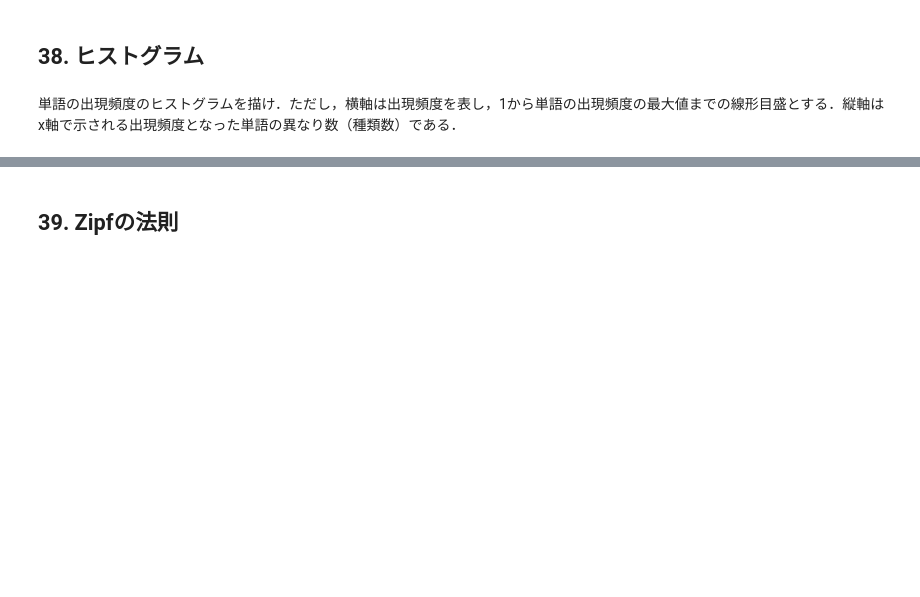
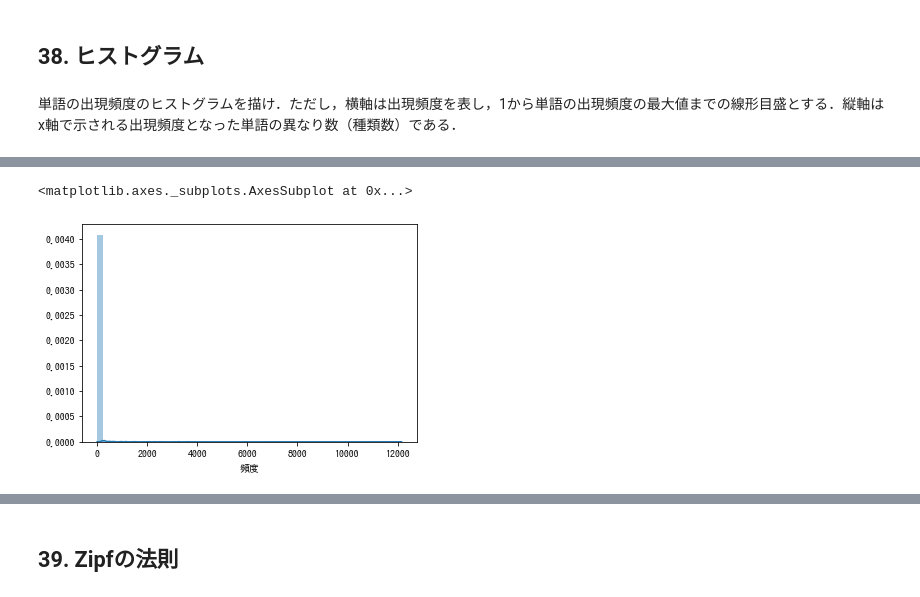
Before and after one commit to uchihashikenshi/NLP100_2020, a Jupyter notebook: NLP_100_30_39.ipynb, the cells around one changed output, grey strips where cells are left out. Cells and saved outputs as stored; diff of their text form; code cells hidden in the pictures; blank space fills up the shorter version.

```diff
--- a/NLP_100_30_39.ipynb
+++ b/NLP_100_30_39.ipynb
@@ -173,0 +292,5 @@ ls_cont_noun
+# %%
+seaborn.distplot(freq_pd['頻度'])
+# %% [output]
+<matplotlib.axes._subplots.AxesSubplot at 0x...>
+[figure, added]
```
Also changed, not shown: parts of 18 cells of this notebook.
